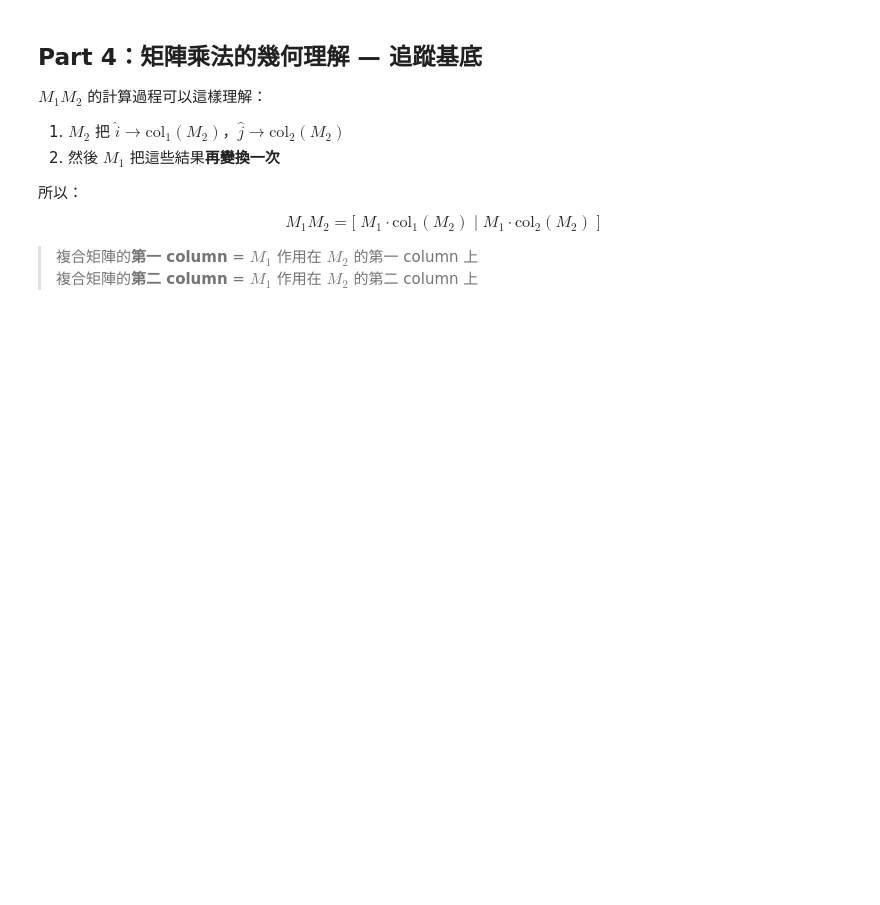
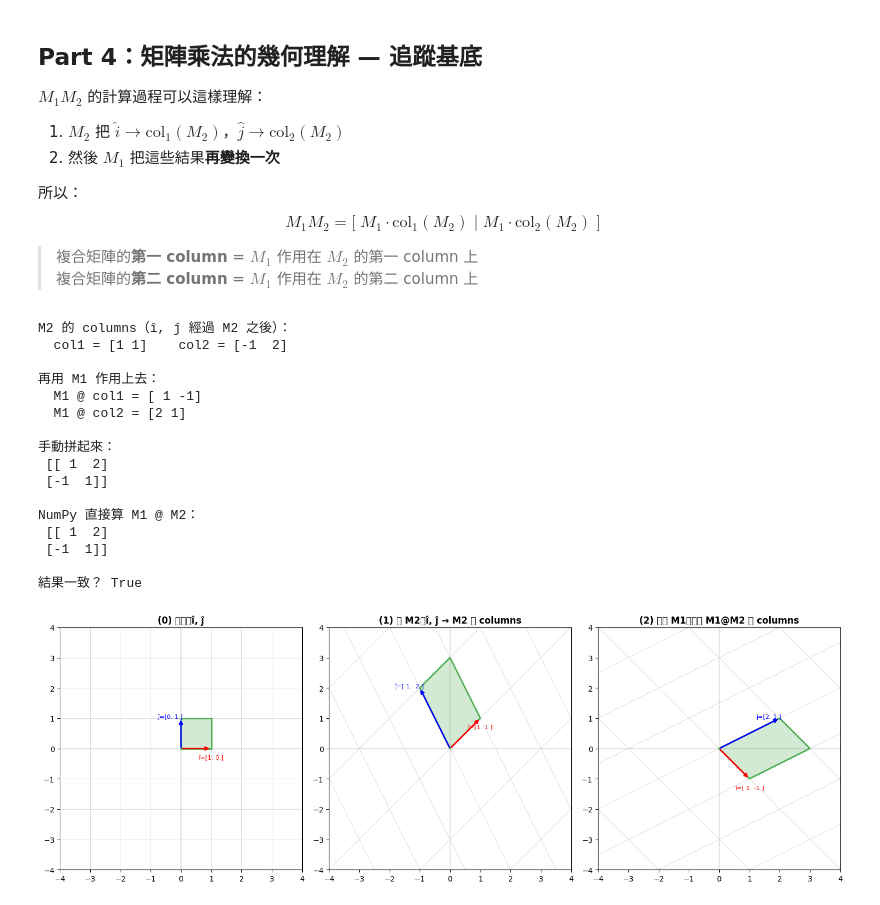
Before and after one commit to Johnny1110/dl-notes, a Jupyter notebook: phase_0/linear_algebra/1_4_matrix_multiplication/matrix_multiplication.ipynb, the cells around one changed output. Cells and saved outputs as stored; diff of their text form; code cells hidden in the pictures; blank space fills up the shorter version.

```diff
--- a/phase_0/linear_algebra/1_4_matrix_multiplication/matrix_multiplication.ipynb
+++ b/phase_0/linear_algebra/1_4_matrix_multiplication/matrix_multiplication.ipynb
@@ -169,3 +214,54 @@ $$M_1 M_2 = \Big[\; M_1 \cdot \text{col}_1(M_2) \;\Big|\; M_1 \cdot \text{col}_2
 
 > 複合矩陣的**第一 column** = $M_1$ 作用在 $M_2$ 的第一 column 上
 > 複合矩陣的**第二 column** = $M_1$ 作用在 $M_2$ 的第二 column 上
+# %%
+# ── Part 4: 追蹤基底 — 視覺化複合矩陣的每一 column ──────────────────
+
+M2 = np.array([[1, -1],
+               [1,  2]])   # 先做：把 î, ĵ 送到 (1,1) 和 (-1,2)
+M1 = np.array([[0, 1],
+               [-1, 0]])   # 後做：旋轉 -90°
+
+# 數學上：M1 @ M2 的第 k 個 column = M1 作用在 M2 的第 k 個 column
+M2_col1, M2_col2 = M2[:, 0], M2[:, 1]
+new_col1 = M1 @ M2_col1
+new_col2 = M1 @ M2_col2
+
+Composed = M1 @ M2
+
+print("M2 的 columns（î, ĵ 經過 M2 之後）：")
+print("  col1 =", M2_col1, "   col2 =", M2_col2)
+print("\n再用 M1 作用上去：")
+print("  M1 @ col1 =", new_col1)
+print("  M1 @ col2 =", new_col2)
+print("\n手動拼起來：\n", np.column_stack([new_col1, new_col2]))
+print("\nNumPy 直接算 M1 @ M2：\n", Composed)
+print("\n結果一致？", np.array_equal(np.column_stack([new_col1, new_col2]), Composed))
+
+# ── 視覺化：左→中→右 的 column 變換 ──
+fig, axes = plt.subplots(1, 3, figsize=(15, 5))
+
+draw_transformed(axes[0], None, title="(0) 起點：î, ĵ")
+draw_transformed(axes[1], M2,   title="(1) 套 M2：î, ĵ → M2 的 columns")
+draw_transformed(axes[2], Composed, title="(2) 再套 M1：得到 M1@M2 的 columns")
+
+plt.tight_layout()
+plt.show()
+# %% [output]
+M2 的 columns（î, ĵ 經過 M2 之後）：
+  col1 = [1 1]    col2 = [-1  2]
+
+再用 M1 作用上去：
+  M1 @ col1 = [ 1 -1]
+  M1 @ col2 = [2 1]
+
+手動拼起來：
+ [[ 1  2]
+ [-1  1]]
+
+NumPy 直接算 M1 @ M2：
+ [[ 1  2]
+ [-1  1]]
+
+結果一致？ True
+[figure, added]
```
Also changed, not shown: parts of 5 cells of this notebook, 9 other files.
